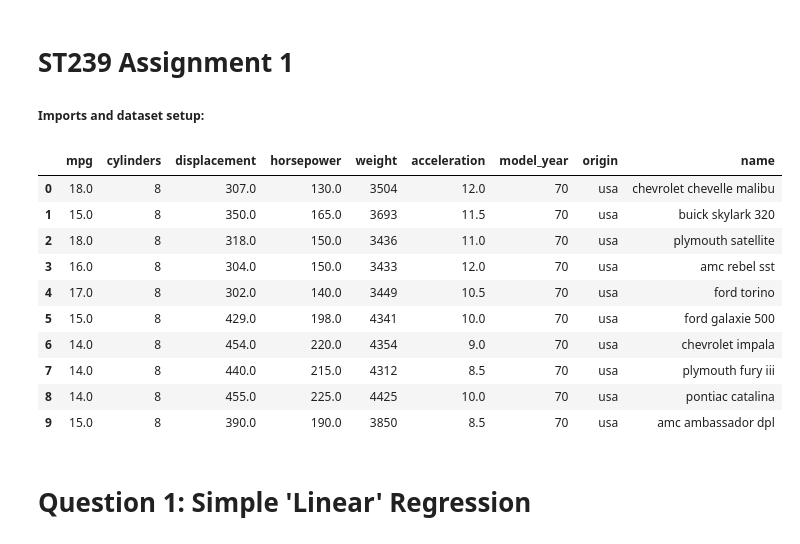
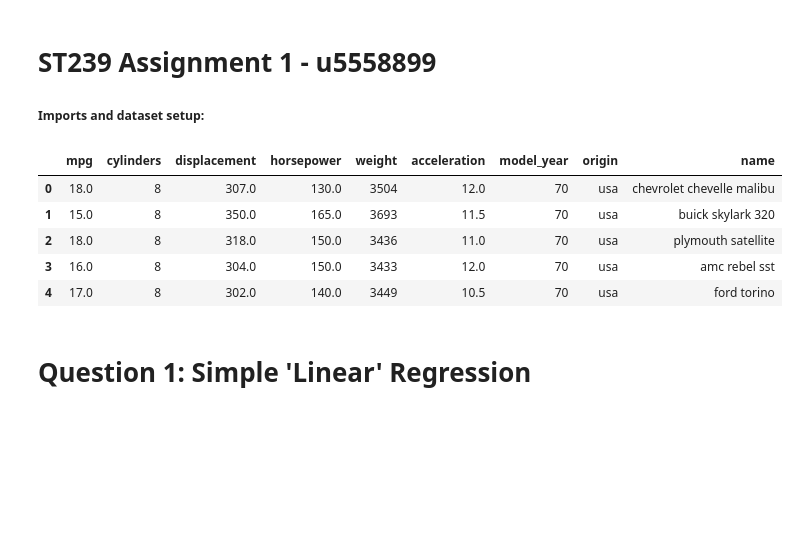
Before and after one commit to pri12345/ST239_Assignments, a Jupyter notebook: First_Assignment/Assignment1.ipynb, the cells around one changed output. Cells and saved outputs as stored; diff of their text form; code cells hidden in the pictures; blank space fills up the shorter version.

```diff
--- a/First_Assignment/Assignment1.ipynb
+++ b/First_Assignment/Assignment1.ipynb
@@ -1,44 +1,42 @@
 # %% [markdown]
-# ST239 Assignment 1
+# ST239 Assignment 1 - u5558899
 
 
 ##### Imports and dataset setup:
 # %%
 # Imports
 import pandas as pd
 import matplotlib.pyplot as plt
 from datetime import datetime, date, timedelta
 import numpy as np
 import seaborn as sns
 import scipy.stats as stats
 from pathlib import Path
 import statsmodels.api as sm
+from scipy.optimize import minimize
+from sklearn.model_selection import train_test_split
+from sklearn.metrics import confusion_matrix, accuracy_score, classification_report
+from statsmodels.stats.outliers_influence import variance_inflation_factor
+from scipy.optimize import curve_fit
 
 # Path setup
 spam_phishing_path = Path("./spam_phishing.csv")
 Q2_curve_path = Path("./Q2_curve.csv")
 weekly_emails_path = Path("./weekly_emails.csv")
 house_energy_path =  Path("./house_energy.csv")
 
 #Dataframes setup
 spam_df = pd.read_csv(spam_phishing_path)
 curve_df = pd.read_csv(Q2_curve_path)
 emails_df = pd.read_csv(weekly_emails_path)
 house_df = pd.read_csv(house_energy_path)
 mpg = sns.load_dataset('mpg').dropna()
-
-mpg.head(10)
 # %% [output]
 |  | mpg | cylinders | displacement | horsepower | weight | acceleration | model_year | origin | name |
 | 0 | 18.0 | 8 | 307.0 | 130.0 | 3504 | 12.0 | 70 | usa | chevrolet chevelle malibu |
 | 1 | 15.0 | 8 | 350.0 | 165.0 | 3693 | 11.5 | 70 | usa | buick skylark 320 |
 | 2 | 18.0 | 8 | 318.0 | 150.0 | 3436 | 11.0 | 70 | usa | plymouth satellite |
 | 3 | 16.0 | 8 | 304.0 | 150.0 | 3433 | 12.0 | 70 | usa | amc rebel sst |
 | 4 | 17.0 | 8 | 302.0 | 140.0 | 3449 | 10.5 | 70 | usa | ford torino |
-| 5 | 15.0 | 8 | 429.0 | 198.0 | 4341 | 10.0 | 70 | usa | ford galaxie 500 |
-| 6 | 14.0 | 8 | 454.0 | 220.0 | 4354 | 9.0 | 70 | usa | chevrolet impala |
-| 7 | 14.0 | 8 | 440.0 | 215.0 | 4312 | 8.5 | 70 | usa | plymouth fury iii |
-| 8 | 14.0 | 8 | 455.0 | 225.0 | 4425 | 10.0 | 70 | usa | pontiac catalina |
-| 9 | 15.0 | 8 | 390.0 | 190.0 | 3850 | 8.5 | 70 | usa | amc ambassador dpl |
 # %% [markdown]
 # Question 1: Simple 'Linear' Regression
```
Also changed, not shown: parts of 53 cells of this notebook, 2 other files.
